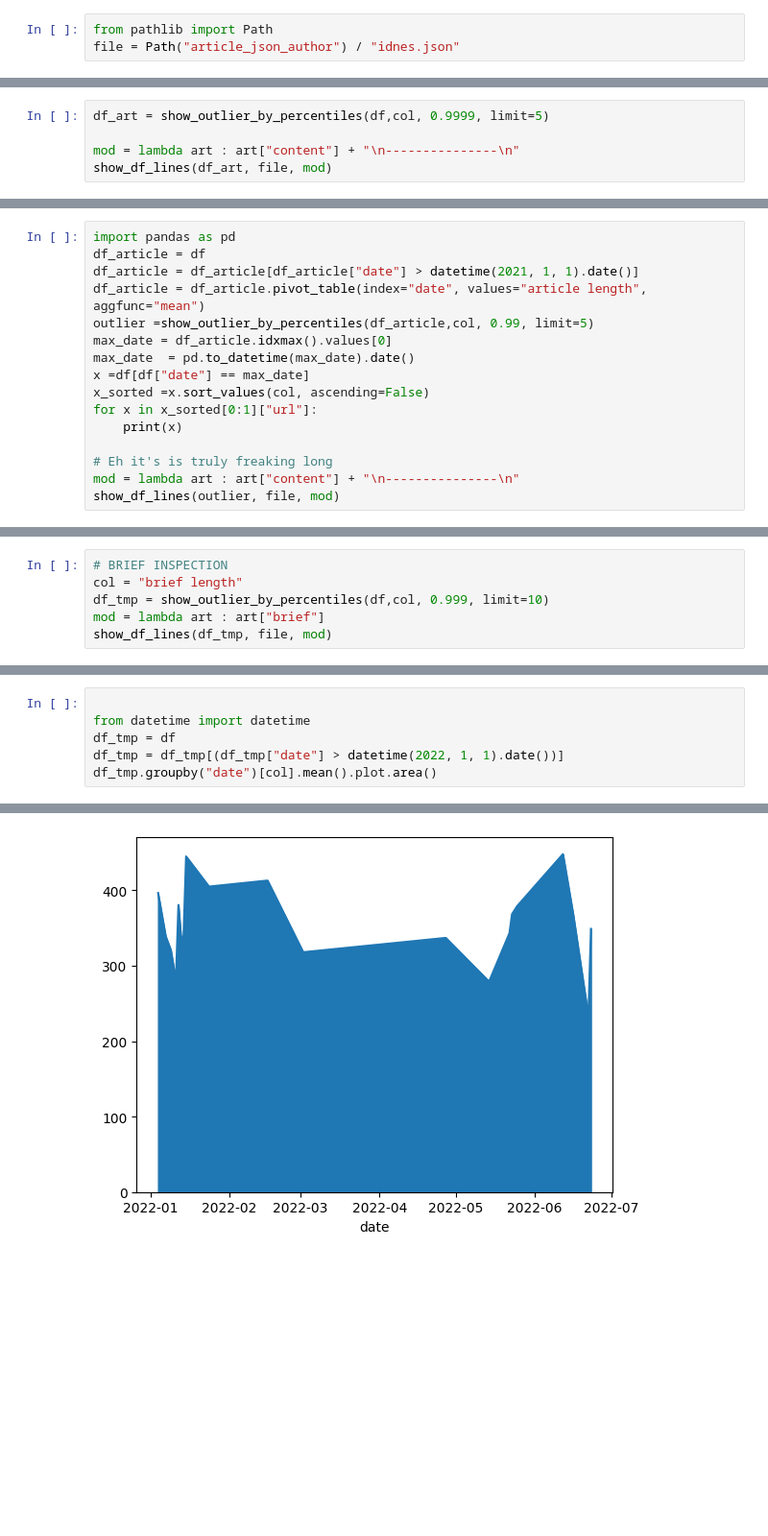
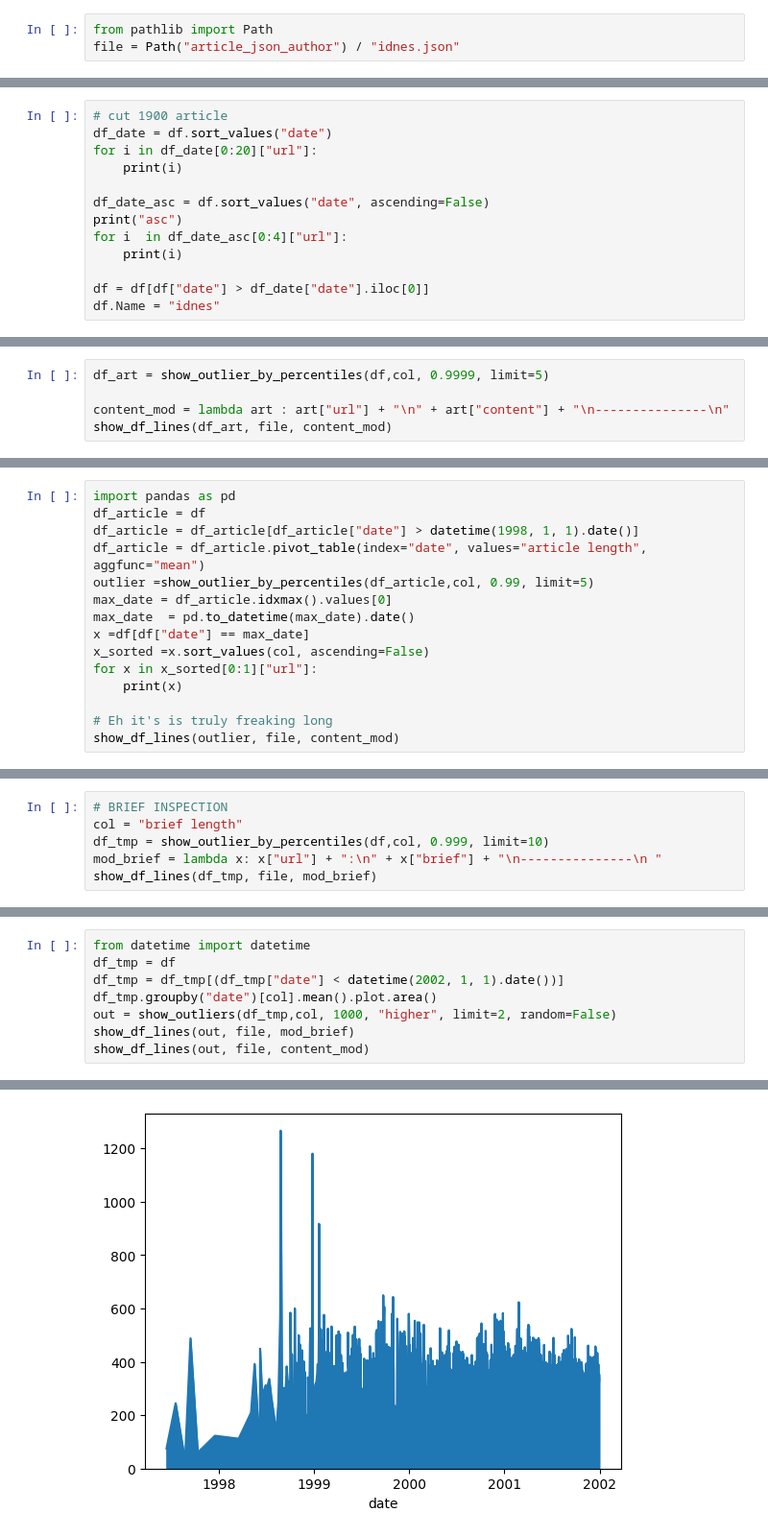
Before and after one commit to hynky1999/Bakalarka-code, a Jupyter notebook: idnes_inspect.ipynb, the cells around one changed output, grey strips where cells are left out. Shown at 96% size. Cells and saved outputs as stored; diff of their text form; blank space fills up the shorter version.

```diff
--- a/idnes_inspect.ipynb
+++ b/idnes_inspect.ipynb
@@ -9,0 +8,13 @@ KeyboardInterrupt:
+# %%
+# cut 1900 article
+df_date = df.sort_values("date")
+for i in df_date[0:20]["url"]:
+    print(i)
+
+df_date_asc = df.sort_values("date", ascending=False)
+print("asc")
+for i  in df_date_asc[0:4]["url"]:
+    print(i)
+
+df = df[df["date"] > df_date["date"].iloc[0]]
+df.Name = "idnes"
@@ -201,6 +177,6 @@ array([[<AxesSubplot: title={'center': 'article length'}>]], dtype=object)
 # %%
 df_art = show_outlier_by_percentiles(df,col, 0.9999, limit=5)
 
-mod = lambda art : art["content"] + "\n---------------\n"
-show_df_lines(df_art, file, mod)
+content_mod = lambda art : art["url"] + "\n" + art["content"] + "\n---------------\n"
+show_df_lines(df_art, file, content_mod)
 # %% [output]
@@ -246,7 +222,7 @@ Největší částka - tři milióny eur - směřuje do Tádžikistánu, adresá
 # %%
 import pandas as pd
 df_article = df
-df_article = df_article[df_article["date"] > datetime(2021, 1, 1).date()]
+df_article = df_article[df_article["date"] > datetime(1998, 1, 1).date()]
 df_article = df_article.pivot_table(index="date", values="article length", aggfunc="mean")
 outlier =show_outlier_by_percentiles(df_article,col, 0.99, limit=5)
 max_date = df_article.idxmax().values[0]
@@ -257,6 +233,5 @@ for x in x_sorted[0:1]["url"]:
     print(x)
 
 # Eh it's is truly freaking long
-mod = lambda art : art["content"] + "\n---------------\n"
-show_df_lines(outlier, file, mod)
+show_df_lines(outlier, file, content_mod)
 # %% [output]
@@ -356,7 +361,7 @@ Mládě sokola stěhovavého můžete stejně jako předtím hnízdění sledova
 # BRIEF INSPECTION
 col = "brief length"
 df_tmp = show_outlier_by_percentiles(df,col, 0.999, limit=10)
-mod = lambda art : art["brief"]
-show_df_lines(df_tmp, file, mod)
+mod_brief = lambda x: x["url"] + ":\n" + x["brief"] + "\n---------------\n "
+show_df_lines(df_tmp, file, mod_brief)
 # %%
 
@@ -382,8 +387,10 @@ noc -6 až -10 °C | den -3 až +0 °C
 ---------------
 # %%
-
 from datetime import datetime
 df_tmp = df
-df_tmp = df_tmp[(df_tmp["date"] > datetime(2022, 1, 1).date())]
+df_tmp = df_tmp[(df_tmp["date"] < datetime(2002, 1, 1).date())]
 df_tmp.groupby("date")[col].mean().plot.area()
+out = show_outliers(df_tmp,col, 1000, "higher", limit=2, random=False)
+show_df_lines(out, file, mod_brief)
+show_df_lines(out, file, content_mod)
 # %% [output]
@@ -391,2 +414,2 @@ df_tmp.groupby("date")[col].mean().plot.area()
-[figure, old version]
+[figure, new version]
 # %%
```
Also changed, not shown: parts of 32 cells of this notebook, 18 other files.
